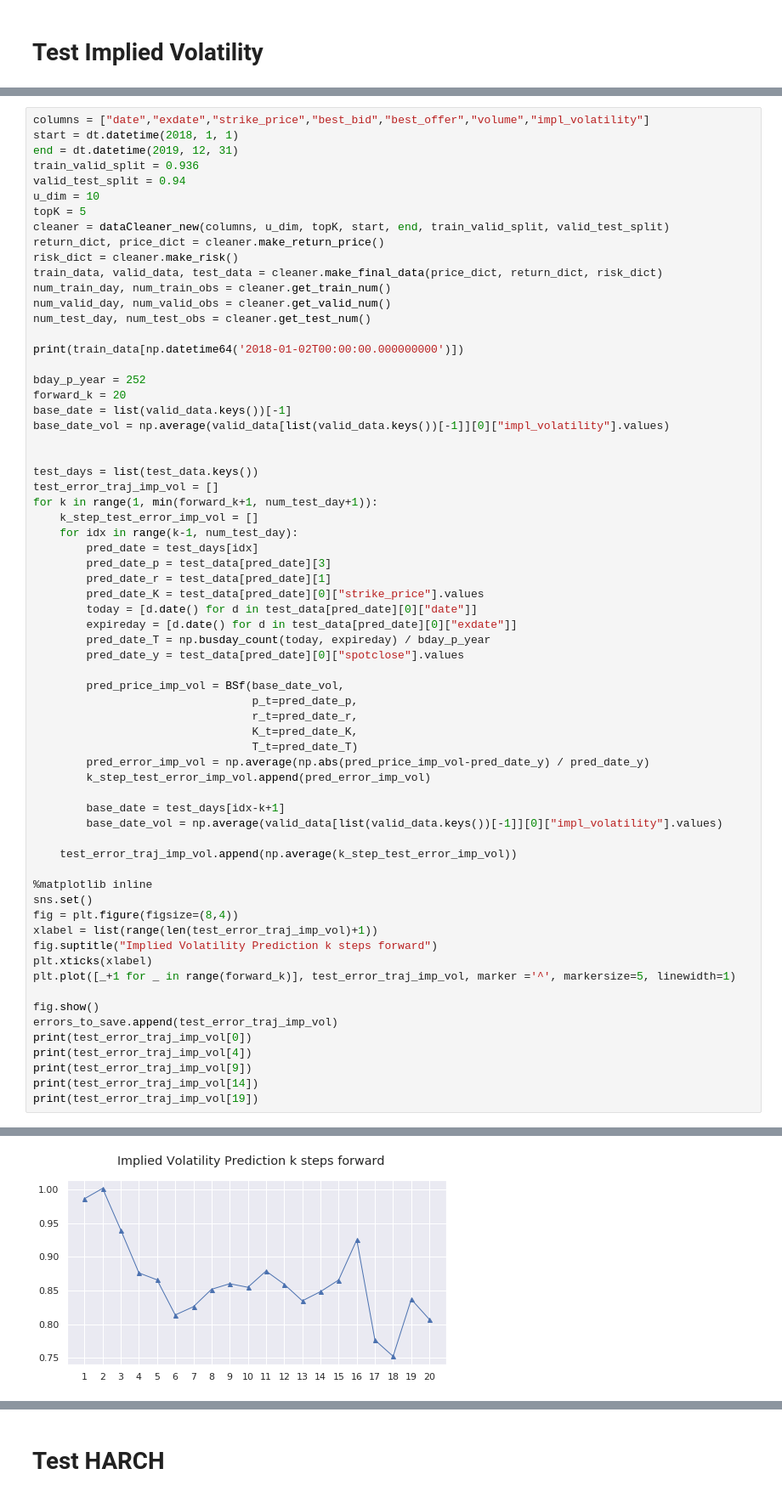
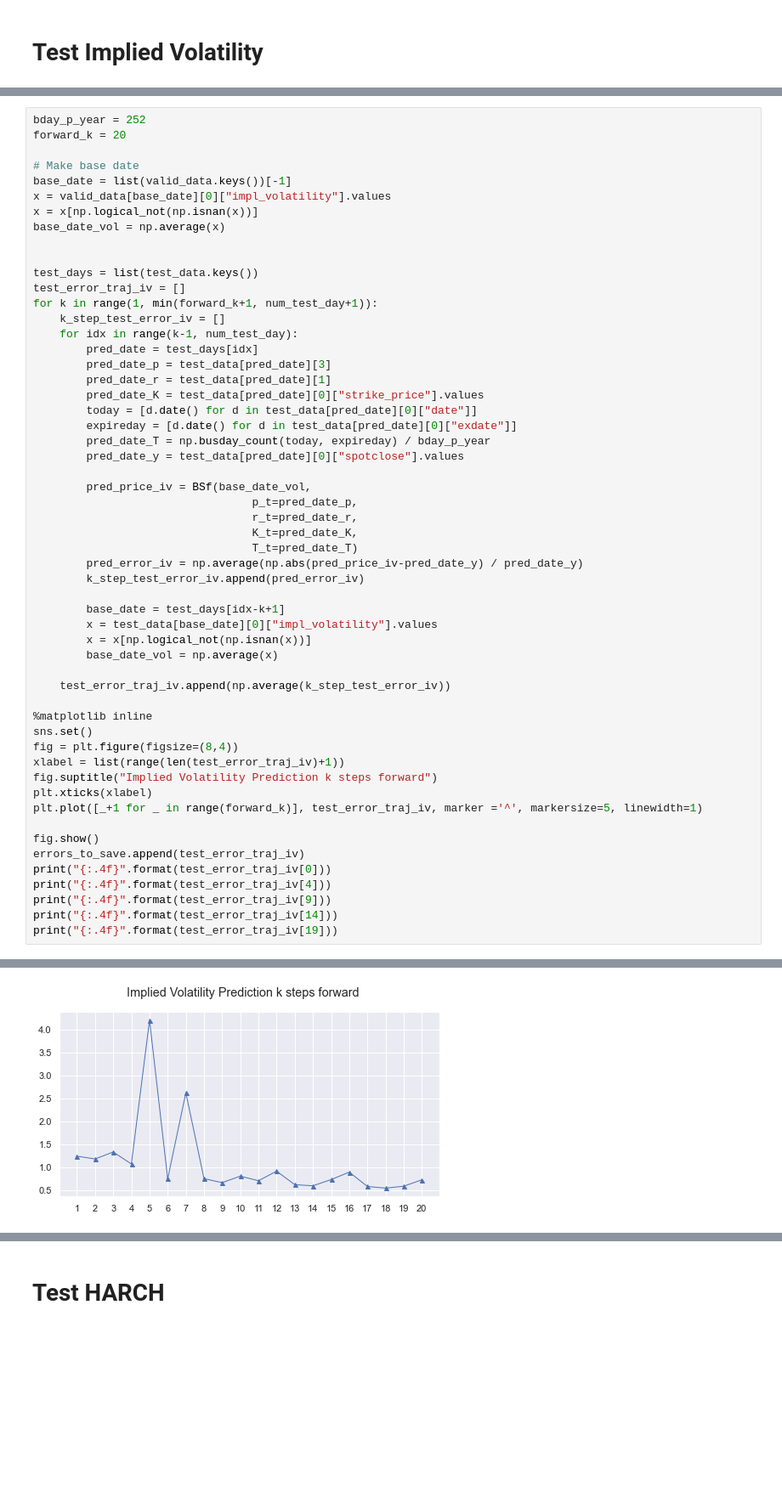
Before and after one commit to BobZiyangDing/EchoStateNeuralStochasticVolatilityHestonModel, a Jupyter notebook: experiment/CompareModel.ipynb, the cells around one changed output, grey strips where cells are left out. Shown: that part at 85% size. Cells and saved outputs as stored; diff of their text form; blank space fills up the shorter version.

```diff
--- a/experiment/CompareModel.ipynb
+++ b/experiment/CompareModel.ipynb
@@ -82,31 +142,18 @@ errors_to_save = []
 # %%
-columns = ["date","exdate","strike_price","best_bid","best_offer","volume","impl_volatility"]
-start = dt.datetime(2018, 1, 1)
-end = dt.datetime(2019, 12, 31)
-train_valid_split = 0.936
-valid_test_split = 0.94
-u_dim = 10
-topK = 5
-cleaner = dataCleaner_new(columns, u_dim, topK, start, end, train_valid_split, valid_test_split)
-return_dict, price_dict = cleaner.make_return_price()
-risk_dict = cleaner.make_risk()
-train_data, valid_data, test_data = cleaner.make_final_data(price_dict, return_dict, risk_dict)
-num_train_day, num_train_obs = cleaner.get_train_num()
-num_valid_day, num_valid_obs = cleaner.get_valid_num()
-num_test_day, num_test_obs = cleaner.get_test_num()
-
-print(train_data[np.datetime64('2018-01-02T00:00:00.000000000')])
-
 bday_p_year = 252
 forward_k = 20
+
+# Make base date
 base_date = list(valid_data.keys())[-1]
-base_date_vol = np.average(valid_data[list(valid_data.keys())[-1]][0]["impl_volatility"].values)
+x = valid_data[base_date][0]["impl_volatility"].values
+x = x[np.logical_not(np.isnan(x))]
+base_date_vol = np.average(x)
 
 
 test_days = list(test_data.keys())
-test_error_traj_imp_vol = []
+test_error_traj_iv = []
 for k in range(1, min(forward_k+1, num_test_day+1)):
-    k_step_test_error_imp_vol = []
+    k_step_test_error_iv = []
     for idx in range(k-1, num_test_day):
         pred_date = test_days[idx]
         pred_date_p = test_data[pred_date][3]
@@ -117,32 +164,34 @@ for k in range(1, min(forward_k+1, num_test_day+1)):
         pred_date_T = np.busday_count(today, expireday) / bday_p_year
         pred_date_y = test_data[pred_date][0]["spotclose"].values
 
-        pred_price_imp_vol = BSf(base_date_vol,
+        pred_price_iv = BSf(base_date_vol,
                                  p_t=pred_date_p,
                                  r_t=pred_date_r,
                                  K_t=pred_date_K,
                                  T_t=pred_date_T)
-        pred_error_imp_vol = np.average(np.abs(pred_price_imp_vol-pred_date_y) / pred_date_y)
-        k_step_test_error_imp_vol.append(pred_error_imp_vol)
+        pred_error_iv = np.average(np.abs(pred_price_iv-pred_date_y) / pred_date_y)
+        k_step_test_error_iv.append(pred_error_iv)
 
         base_date = test_days[idx-k+1]
-        base_date_vol = np.average(valid_data[list(valid_data.keys())[-1]][0]["impl_volatility"].values)
+        x = test_data[base_date][0]["impl_volatility"].values
+        x = x[np.logical_not(np.isnan(x))]
+        base_date_vol = np.average(x)
 
-    test_error_traj_imp_vol.append(np.average(k_step_test_error_imp_vol))
+    test_error_traj_iv.append(np.average(k_step_test_error_iv))
 
 %matplotlib inline
 sns.set()
 fig = plt.figure(figsize=(8,4))
-xlabel = list(range(len(test_error_traj_imp_vol)+1))
+xlabel = list(range(len(test_error_traj_iv)+1))
 fig.suptitle("Implied Volatility Prediction k steps forward")
 plt.xticks(xlabel)
-plt.plot([_+1 for _ in range(forward_k)], test_error_traj_imp_vol, marker ='^', markersize=5, linewidth=1)
+plt.plot([_+1 for _ in range(forward_k)], test_error_traj_iv, marker ='^', markersize=5, linewidth=1)
 
 fig.show()
-errors_to_save.append(test_error_traj_imp_vol)
-print(test_error_traj_imp_vol[0])
-print(test_error_traj_imp_vol[4])
-print(test_error_traj_imp_vol[9])
-print(test_error_traj_imp_vol[14])
-print(test_error_traj_imp_vol[19])
+errors_to_save.append(test_error_traj_iv)
+print("{:.4f}".format(test_error_traj_iv[0]))
+print("{:.4f}".format(test_error_traj_iv[4]))
+print("{:.4f}".format(test_error_traj_iv[9]))
+print("{:.4f}".format(test_error_traj_iv[14]))
+print("{:.4f}".format(test_error_traj_iv[19]))
 # %% [output]
@@ -166 +203 @@ Attached 115 test option observations
-[figure, old version]
+[figure, new version]
```
Also changed, not shown: parts of 25 cells of this notebook, 3 other files.
